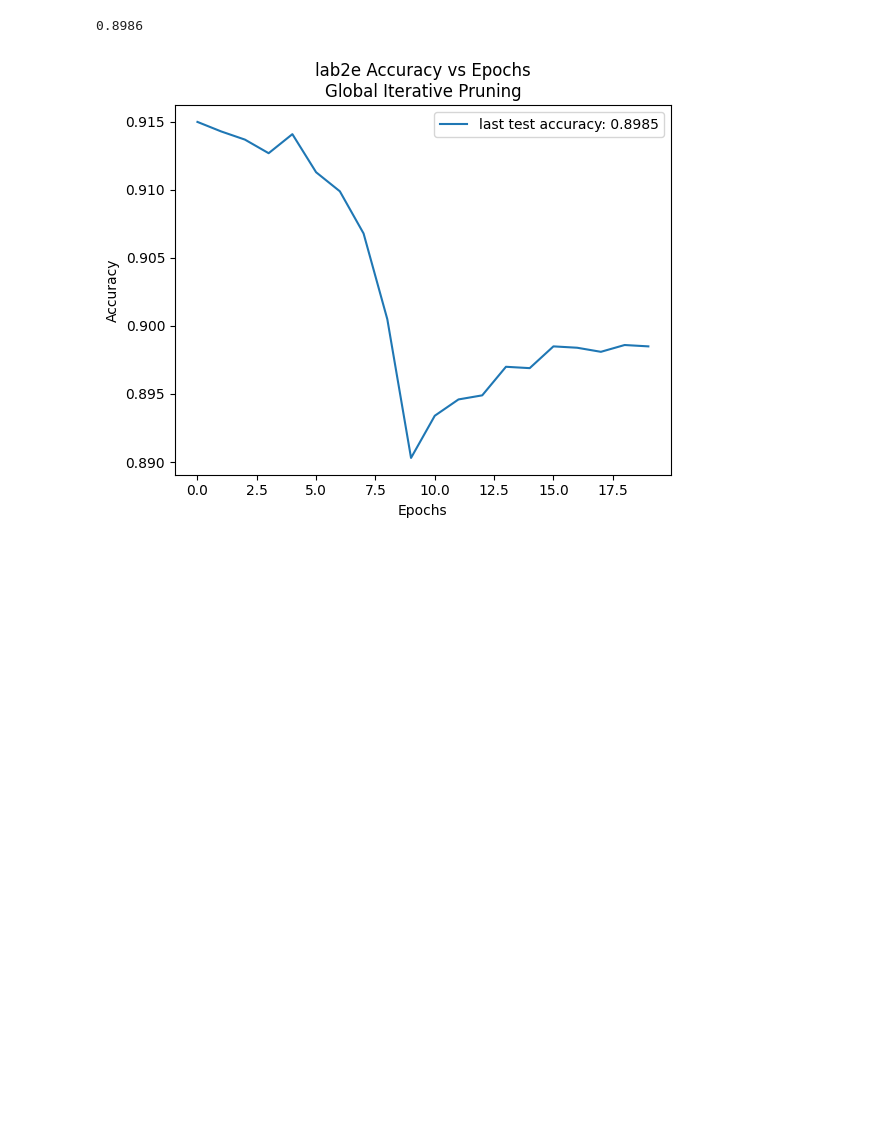
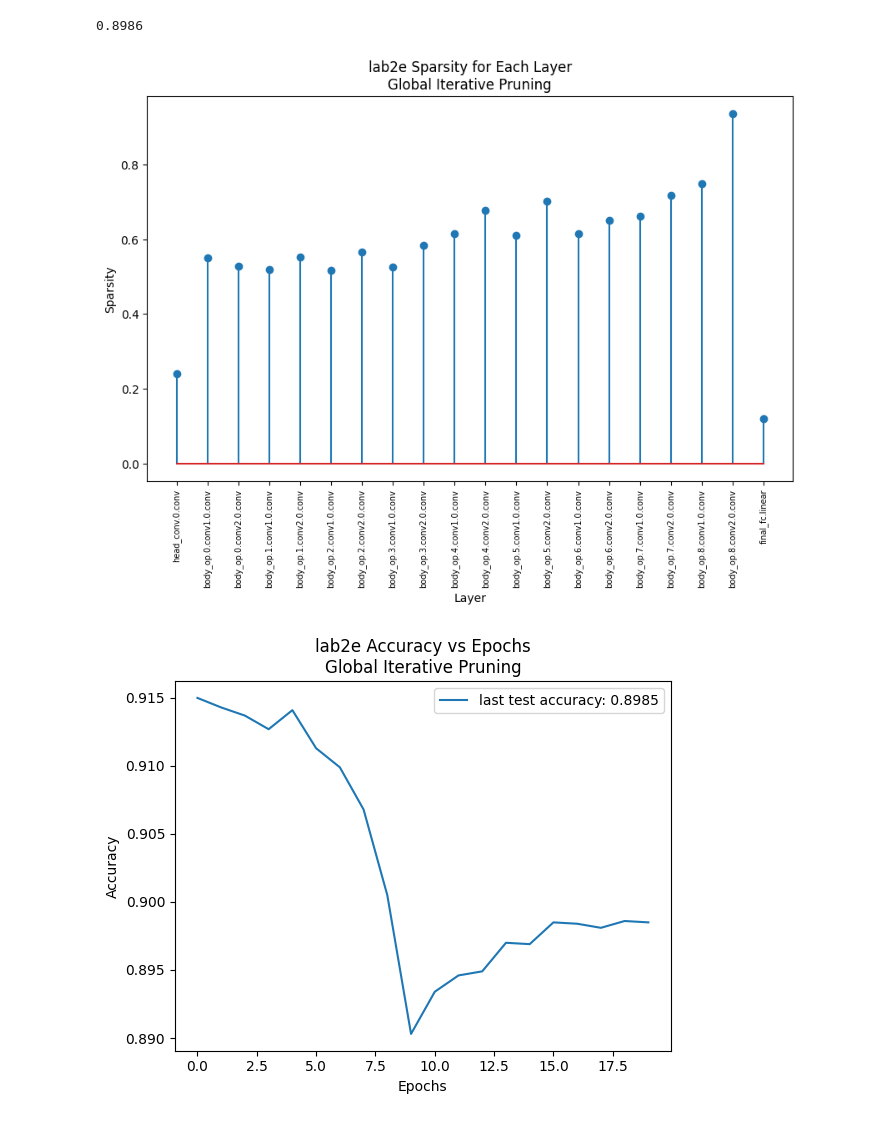
Before and after one commit to danyjabban/Representation_Learning, a Jupyter notebook: HW4/hw4.ipynb, the cells around one changed output. Cells and saved outputs as stored; diff of their text form; code cells hidden in the pictures; blank space fills up the shorter version.

Commit message:
added stem plot

```diff
--- a/HW4/hw4.ipynb
+++ b/HW4/hw4.ipynb
@@ -518,10 +518,11 @@ Test Loss=0.3239, Test acc=0.9143
 Test Loss=0.3178, Test acc=0.8985
 # %%
 net.load_state_dict(torch.load("net_after_global_iterative_prune.pt"))
-
+sparsity_list = []
+x_ticks_labels = []
 zeros_sum = 0
 total_sum = 0
-for name,layer in net.named_modules():
+for name, layer in net.named_modules():
     if (isinstance(layer, nn.Conv2d) or isinstance(layer, nn.Linear)) and 'id_mapping' not in name:
         # Your code here:
         # Convert the weight of "layer" to numpy array
@@ -532,8 +533,10 @@ for name,layer in net.named_modules():
         total = len(np_weight.flatten())
         zeros_sum += zeros
         total_sum += total
-        print('Sparsity of %s: %g' % (name, zeros/ (total / 1.0)))
-print('Total sparsity: %g' % (zeros_sum/(total_sum  / 1.0)))
+        sparsity_list.append(zeros / (total / 1.0))
+        x_ticks_labels.append(name)
+        print('Sparsity of %s: %g' % (name, zeros / (total / 1.0)))
+print('Total sparsity: %g' % (zeros_sum / (total_sum / 1.0)))
 test(net)
 # %% [output]
 Sparsity of head_conv.0.conv: 0.240741
@@ -554,6 +557,18 @@ Total sparsity: 0.699999
 Files already downloaded and verified
 Test Loss=0.3182, Test accuracy=0.8986
 0.8986
+# %%
+fig, ax = plt.subplots(1, 1, figsize=(10, 6))
+xx = range(len(sparsity_list))
+ax.stem(xx, sparsity_list)
+ax.set_xticks(range(len(xx)), x_ticks_labels, rotation='vertical', fontsize=7)
+ax.set_xlabel('Layer')
+ax.set_ylabel('Sparsity')
+ax.set_title('lab2e Sparsity for Each Layer\nGlobal Iterative Pruning')
+
+plt.savefig('Figures/lab2e_sparsity.pdf', dpi=500, bbox_inches='tight')
+# %% [output]
+[figure, added]
 # %%
 fig, ax = plt.subplots(1, 1)
 xx = range(n_epochs)
```
